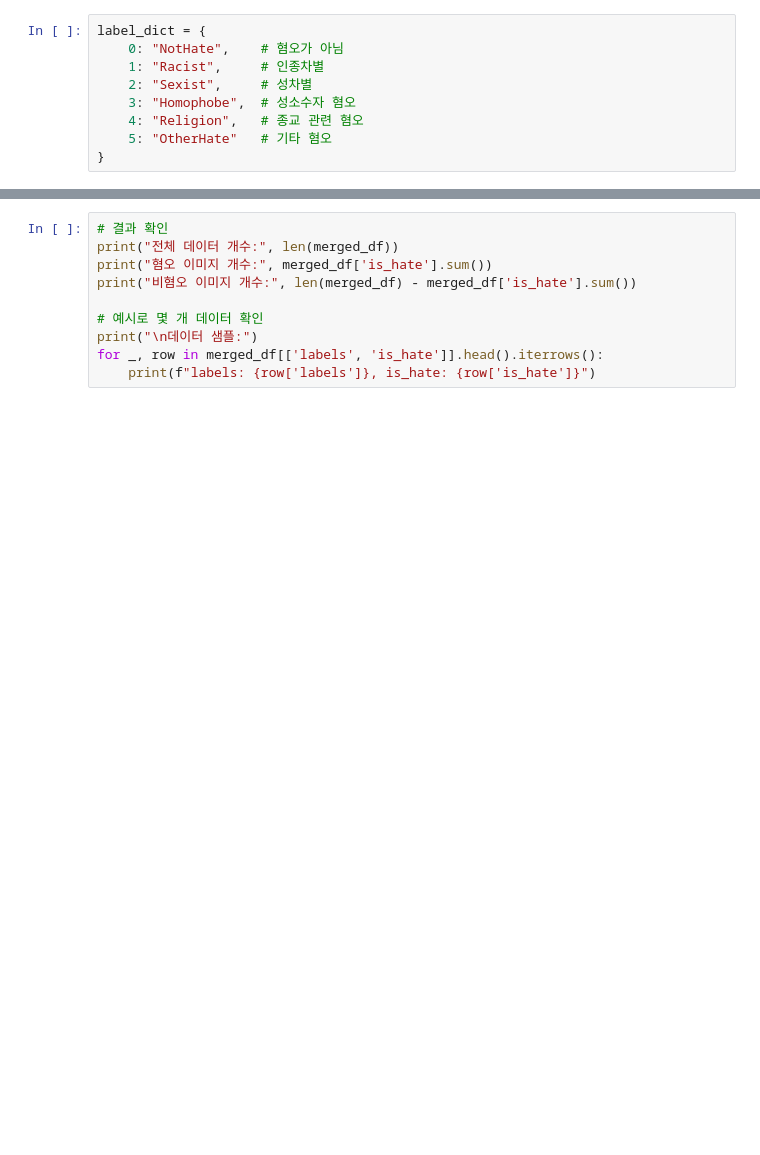
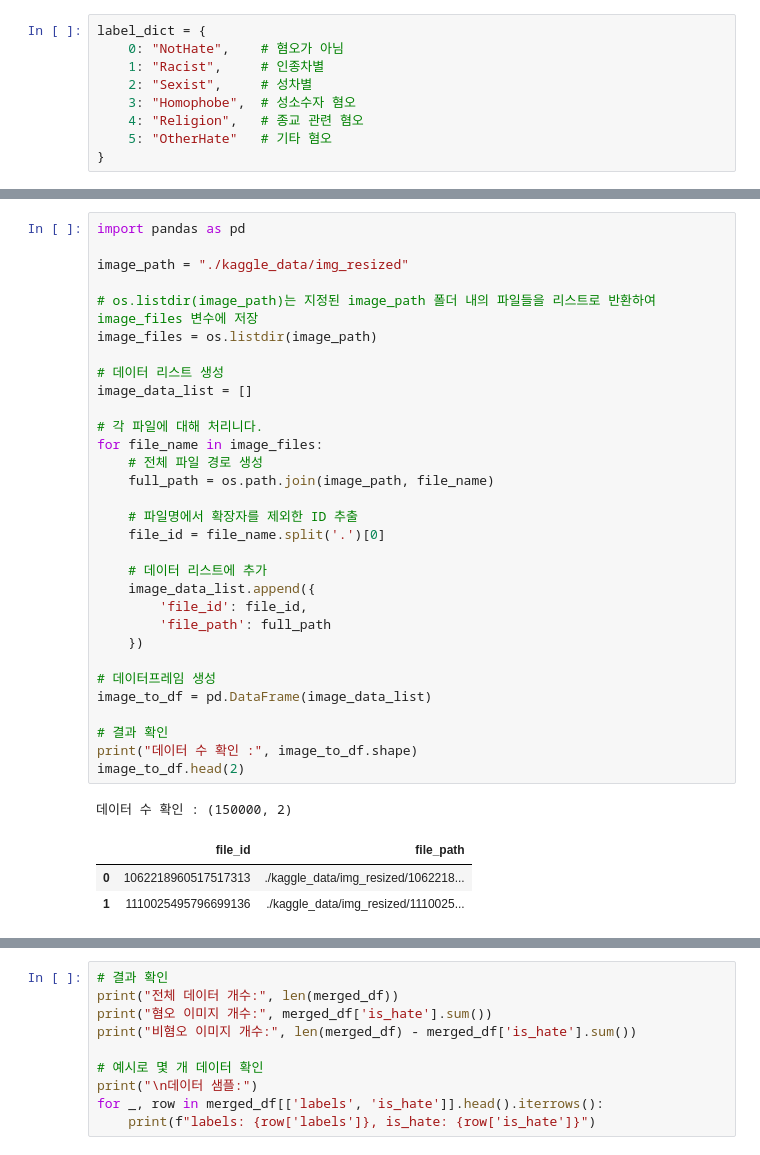
Before and after one commit to jhboyo/FASTCAMPUS-CH09_11, a Jupyter notebook: chapter09-Multi_Modal/chapter09_preprocessing.ipynb, the cells around one changed output, grey strips where cells are left out. Drawn from its saved outputs; the diff is of its cells as text; blank space fills up the shorter version.

```diff
--- a/chapter09-Multi_Modal/chapter9-preprocessing.ipynb
+++ b/chapter09-Multi_Modal/chapter09_preprocessing.ipynb
@@ -155 +94,37 @@ with open(f"{path}/MMHS150K_GT.json", "r") as file:
 }
+# %%
+import pandas as pd
+
+image_path = "./kaggle_data/img_resized"
+
+# os.listdir(image_path)는 지정된 image_path 폴더 내의 파일들을 리스트로 반환하여 image_files 변수에 저장
+image_files = os.listdir(image_path)
+
+# 데이터 리스트 생성
+image_data_list = []
+
+# 각 파일에 대해 처리니다.
+for file_name in image_files:
+    # 전체 파일 경로 생성
+    full_path = os.path.join(image_path, file_name)
+
+    # 파일명에서 확장자를 제외한 ID 추출
+    file_id = file_name.split('.')[0]
+
+    # 데이터 리스트에 추가
+    image_data_list.append({
+        'file_id': file_id,
+        'file_path': full_path
+    })
+
+# 데이터프레임 생성
+image_to_df = pd.DataFrame(image_data_list)
+
+# 결과 확인
+print("데이터 수 확인 :", image_to_df.shape)
+image_to_df.head(2)
+# %% [output]
+데이터 수 확인 : (150000, 2)
+|  | file_id | file_path |
+| 0 | 1062218960517517313 | ./kaggle_data/img_resized/1062218... |
+| 1 | 1110025495796699136 | ./kaggle_data/img_resized/1110025... |
```
Also changed, not shown: parts of 63 cells of this notebook, 7 other files.
